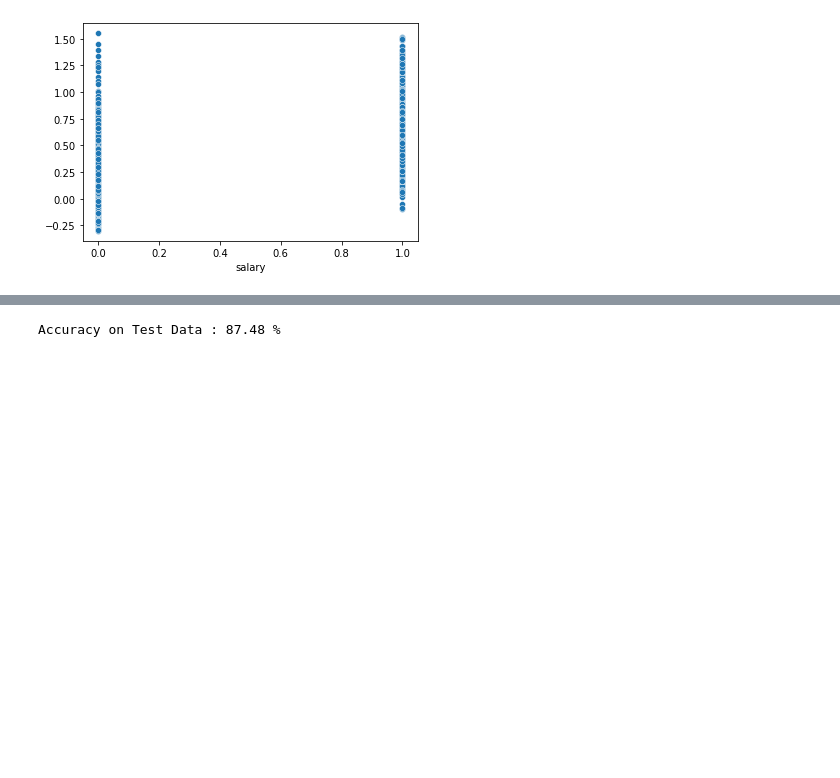
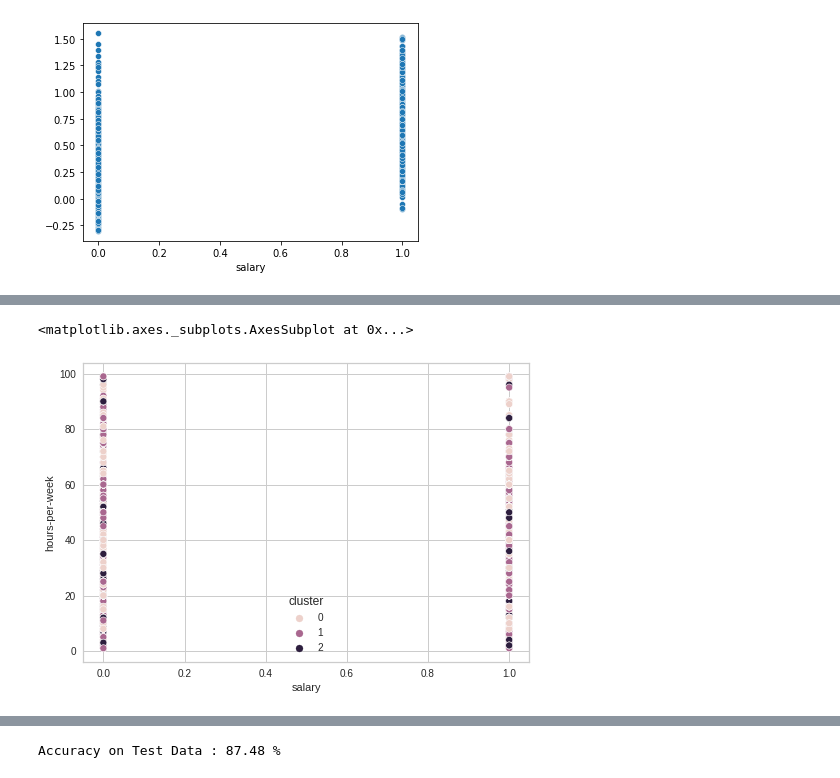
Before and after one commit to larhchim/Salary-Prediction-Classification-ML, a Jupyter notebook: Projet_ML_LARHCHIM_EL_BIYAALI.ipynb, the cells around one changed output, grey strips where cells are left out. Saved outputs shown, nothing was run; the diff lists cells and outputs as text; code cells hidden in the pictures; blank space fills up the shorter version.

```diff
--- a/Projet_ML_LARHCHIM_EL_BIYAALI.ipynb
+++ b/Projet_ML_LARHCHIM_EL_BIYAALI.ipynb
@@ -834,3 +839,14 @@ sns.scatterplot(y_test,lr.predict(X_test))
 Pass the following variables as keyword args: x, y. From version 0.12, the only valid positional argument will be `data`, and passing other arguments without an explicit keyword will result in an erro ...
 <matplotlib.axes._subplots.AxesSubplot at 0x...>
 [figure]
+# %%
+km= KMeans(n_clusters=3)
+#Note: fit learns the "boundaries" of clusters, i.e., when presented with a data point,
+#given its features, tells the  cluster it belongs to.
+km.fit(numerical)
+#Predict give the clusters for a given set of points. Here we use the same data for fit
+#and predict so we could use fit_predict function. But we could also predict "new", unseen points
+clusters = km.predict(numerical)
+# %%
+dataAndCluster = numerical.copy()
+dataAndCluster["cluster"]=clusters
@@ -836,0 +862,5 @@ Pass the following variables as keyword args: x, y. From version 0.12, the only
+# %%
+sns.scatterplot(data=dataAndCluster,x="salary",y="hours-per-week",hue="cluster")
+# %% [output]
+<matplotlib.axes._subplots.AxesSubplot at 0x...>
+[figure, added]
```
Also changed, not shown: parts of 10 cells of this notebook.
